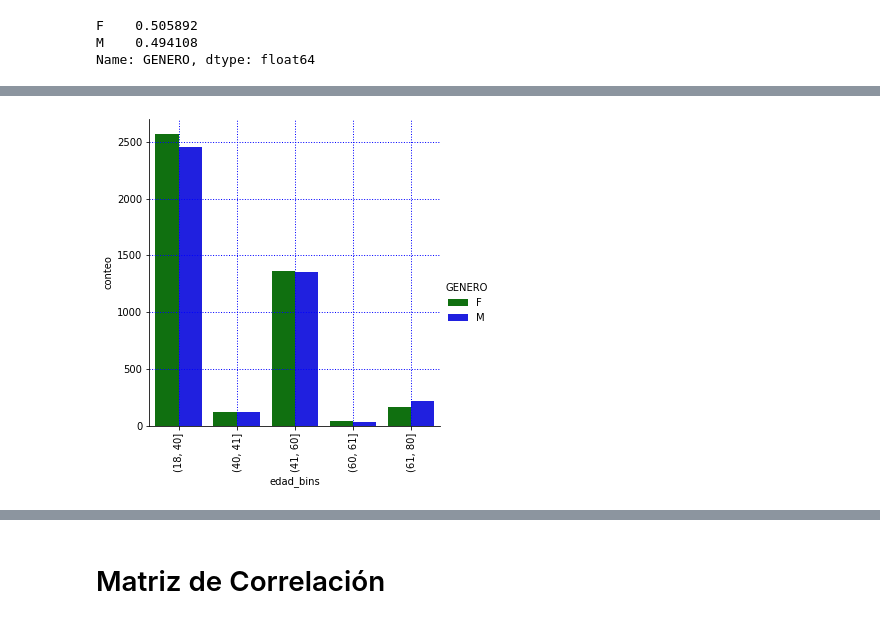
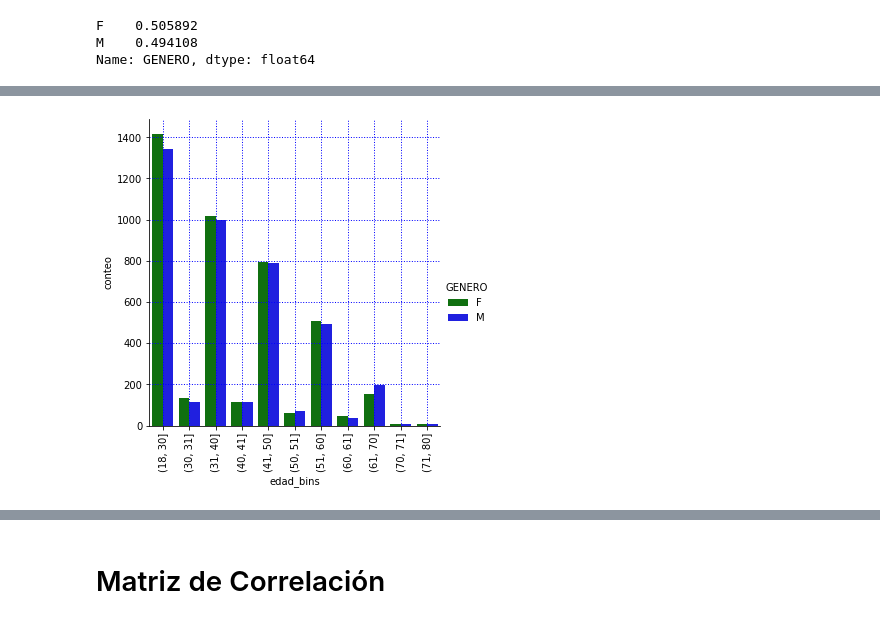
Before and after one commit to MiguelAngelTinocoArroyo/DataAnalytics, a Jupyter notebook: Source/Proyecto.ipynb, the cells around one changed output, grey strips where cells are left out. Saved outputs shown, nothing was run; the diff lists cells and outputs as text; code cells hidden in the pictures.

```diff
--- a/Source/Proyecto.ipynb
+++ b/Source/Proyecto.ipynb
@@ -151,7 +172,7 @@ M    0.494108
 Name: GENERO, dtype: float64
 # %%
 # Cantidad por rango de edades
-rangos_edad = [18, 40, 41, 60, 61, 80]
+rangos_edad = [18, 30, 31, 40, 41, 50, 51, 60, 61, 70, 71, 80]
 edad_bins = pd.cut(df['EDAD'], bins = rangos_edad)
 edad_bins_count = edad_bins.value_counts()
 edad_bins_count
@@ -183,15 +221,15 @@ conteo_edad_x_sexo.head()
 # %%
 # Gráfico de barras de cantidad de personas por intervalo de edad en cada género
 
 grafico = sns.catplot(data = conteo_edad_x_sexo, kind = 'bar',
                       x = 'edad_bins', y = 'conteo', hue ='GENERO', palette=sns.color_palette(['g','b']))
 
 grafico.set_xticklabels(rotation = 90)
 plt.grid(color='b', linestyle='dotted', linewidth=1)
-plt.rcParams['font.size'] = 10
+plt.rcParams['font.size'] = 15
 plt.show()
 # %% [output]
-[figure, old version]
+[figure, new version]
 # %%
 # Matriz de correlación con el método Pearson
 corr_matrix = df[columnsNumeric].corr(method='pearson')
```
Also changed, not shown: parts of 15 cells of this notebook.
